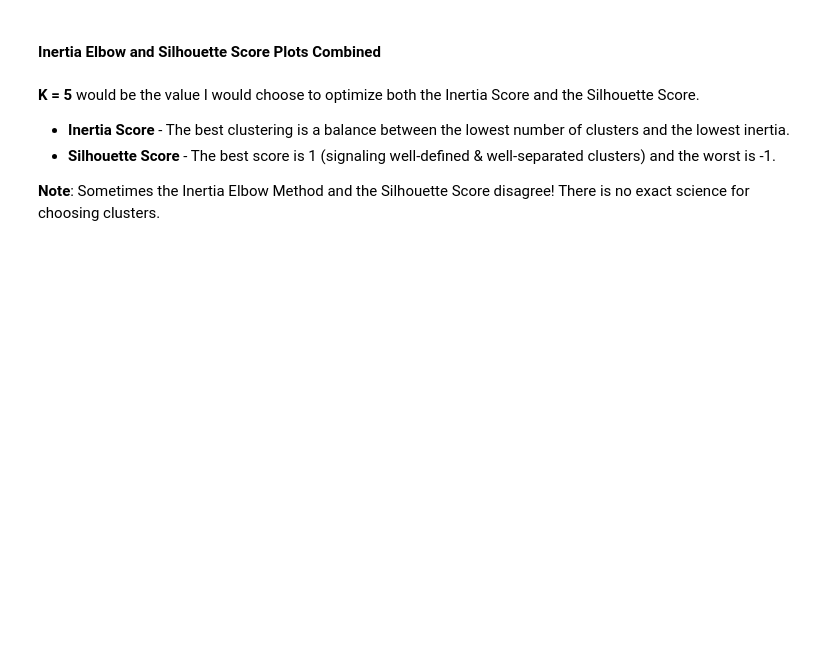
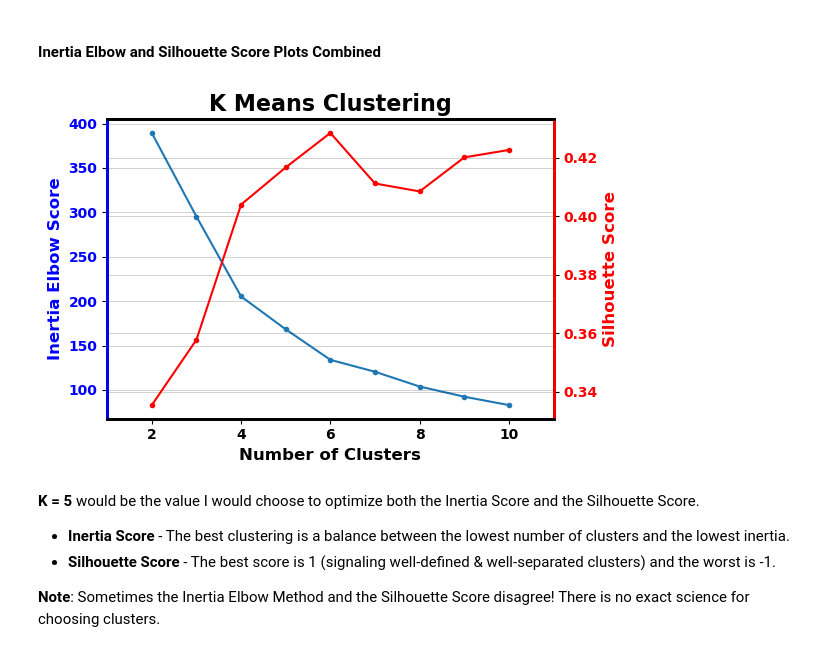
Before and after one commit to Caellwyn/intermediate-ml-wk02-unsupervised-learning-codealongs, a Jupyter notebook: Lecture 1/IN CLASS Data Analysis with Clustering codealong.ipynb, the cells around one changed output. Cells and saved outputs as stored; diff of their text form; code cells hidden in the pictures; blank space fills up the shorter version.

```diff
--- a/Lecture 1/IN CLASS Data Analysis with Clustering codealong.ipynb
+++ b/Lecture 1/IN CLASS Data Analysis with Clustering codealong.ipynb
@@ -230,36 +297,38 @@ silhouette_scores = []
 ## and store the scores in the list
 for k in range(2,11):
     kmeans = KMeans(n_clusters=k, random_state=42)
-    kmeans.fit(processed_ml_df)
+    kmeans.fit(X_scaled)
     inertias.append(kmeans.inertia_)
-    silhouette_scores.append(silhouette_score(processed_ml_df, kmeans.labels_))
+    silhouette_scores.append(silhouette_score(X_scaled, kmeans.labels_))
 
 ## Visualize the scores
 fig, ax1 = plt.subplots(figsize=(6,4))
 plt.title('K Means Clustering', fontsize = 16, weight='bold')
 
 ax1.plot(range(2, 11), inertias, marker = '.')
 ax1.set_ylabel('Inertia Elbow Score', color='blue', fontsize = 12, weight='bold')
 plt.xlabel('Number of Clusters', fontsize = 12, weight='bold')
 plt.xticks(fontsize = 10, weight='bold')
 plt.yticks(fontsize = 10, weight='bold')
 ax1.tick_params(axis='y', labelcolor='b')
 ax1.xaxis.set_ticks(np.arange(0, 12, 2))
 
 plt.xlim([1, 11])
 
 ax2 = ax1.twinx()
 ax2.plot(range(2, 11), silhouette_scores, color='r', marker = '.')
 ax2.set_ylabel('Silhouette Score', color='r', fontsize = 12, weight='bold', )
 plt.yticks(fontsize = 10, weight='bold');
 ax2.tick_params(axis='y', labelcolor='r')
 ax2.spines['right'].set_color('r')
 
 ax2.spines['left'].set_color('blue');
 ax2.spines['right'].set_color('r');
 
 plt.tight_layout()
 plt.show;
+# %% [output]
+[figure, added]
 # %% [markdown]
 **K = 5** would be the value I would choose to optimize both the Inertia Score and the Silhouette Score.
 - **Inertia Score** - The best clustering is a balance between the lowest number of clusters and the lowest inertia.
```
Also changed, not shown: parts of 19 cells of this notebook.
